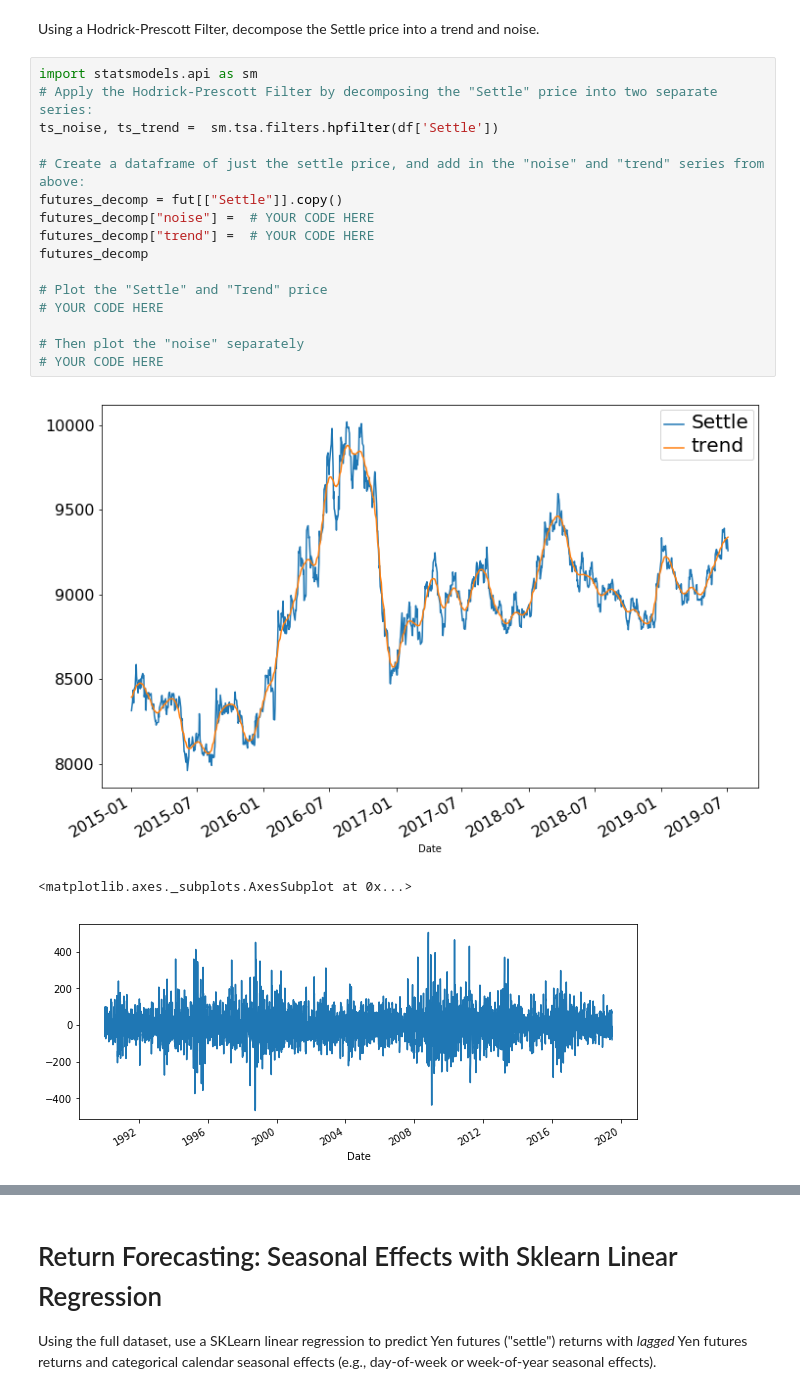
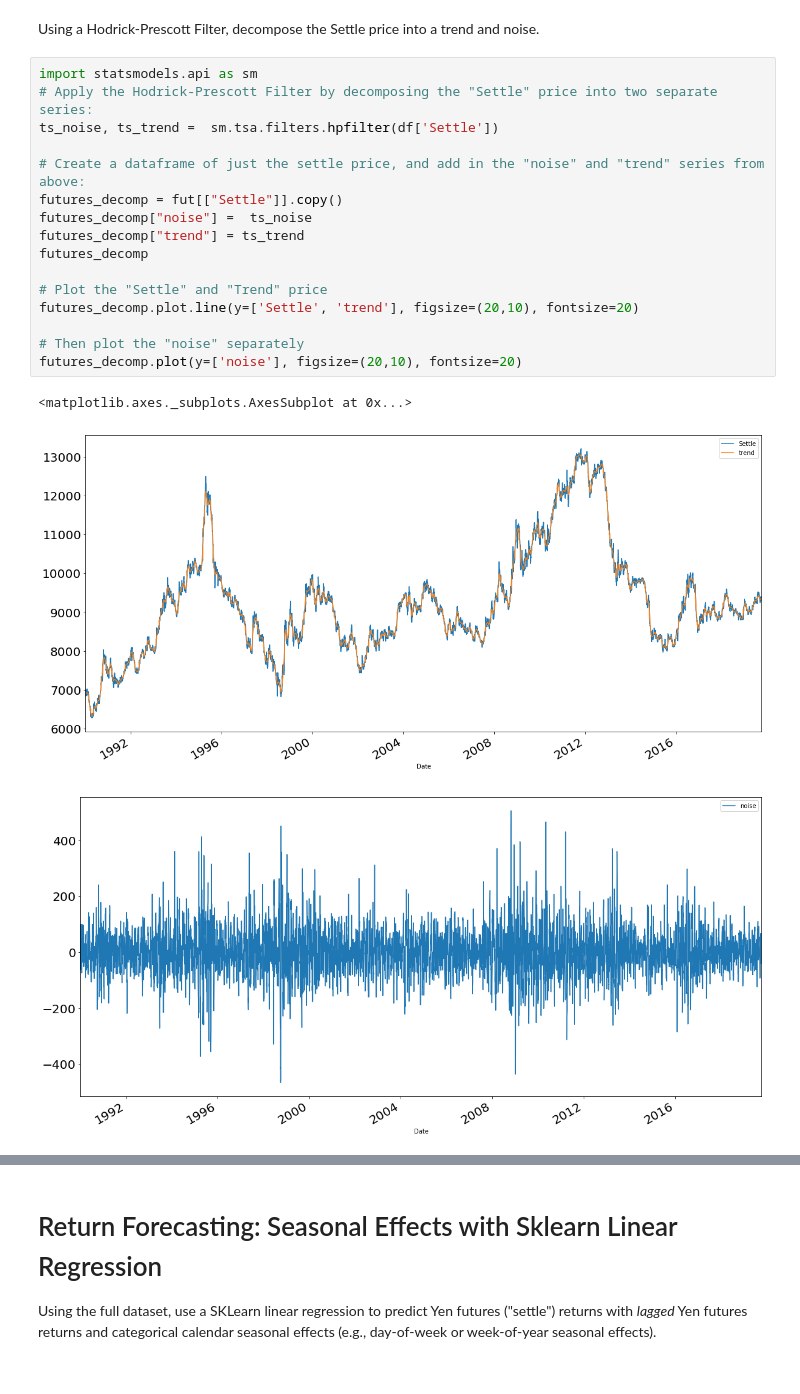
Before and after one commit to agalakt/time-series-hw, a Jupyter notebook: time_series_analysis.ipynb, the cells around one changed output, grey strips where cells are left out. Saved outputs shown, nothing was run; the diff lists cells and outputs as text.

Commit message:
Decomposed with HP filter

```diff
--- a/time_series_analysis.ipynb
+++ b/time_series_analysis.ipynb
@@ -109,20 +109,20 @@ NameError: name 'fut' is not defined
 # %%
 import statsmodels.api as sm
 # Apply the Hodrick-Prescott Filter by decomposing the "Settle" price into two separate series:
 ts_noise, ts_trend =  sm.tsa.filters.hpfilter(df['Settle'])
 
 # Create a dataframe of just the settle price, and add in the "noise" and "trend" series from above:
 futures_decomp = fut[["Settle"]].copy()
-futures_decomp["noise"] =  # YOUR CODE HERE
-futures_decomp["trend"] =  # YOUR CODE HERE
+futures_decomp["noise"] =  ts_noise
+futures_decomp["trend"] = ts_trend
 futures_decomp
 
 # Plot the "Settle" and "Trend" price
-# YOUR CODE HERE
+futures_decomp.plot.line(y=['Settle', 'trend'], figsize=(20,10), fontsize=20)
 
 # Then plot the "noise" separately
-# YOUR CODE HERE
+futures_decomp.plot(y=['noise'], figsize=(20,10), fontsize=20)
 # %% [output]
+<matplotlib.axes._subplots.AxesSubplot at 0x...>
-[figure, old version]
+[figure, new version]
-<matplotlib.axes._subplots.AxesSubplot at 0x...>
-[figure, old version]
+[figure, new version]
```
Also changed, not shown: parts of 6 cells of this notebook.
